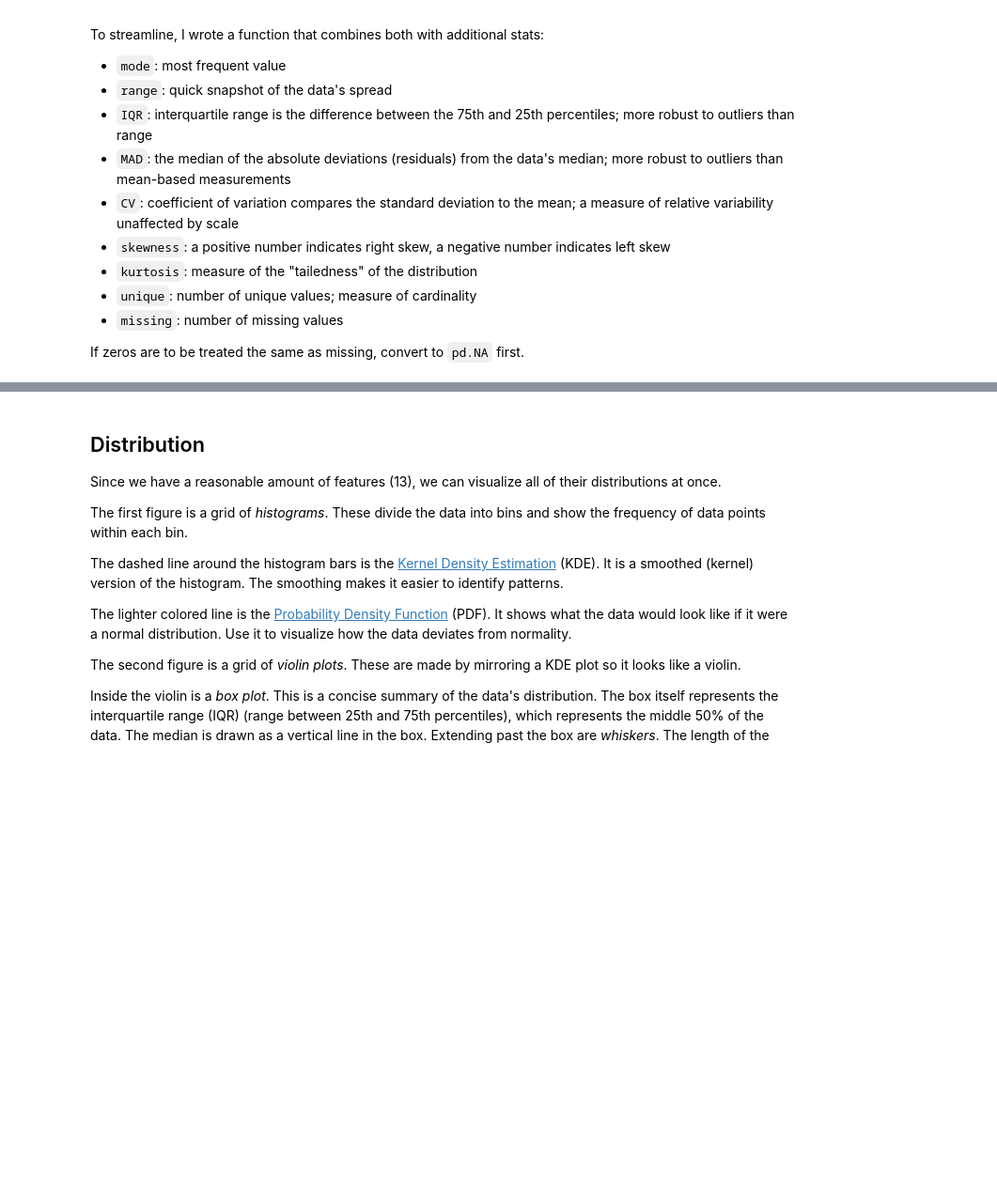
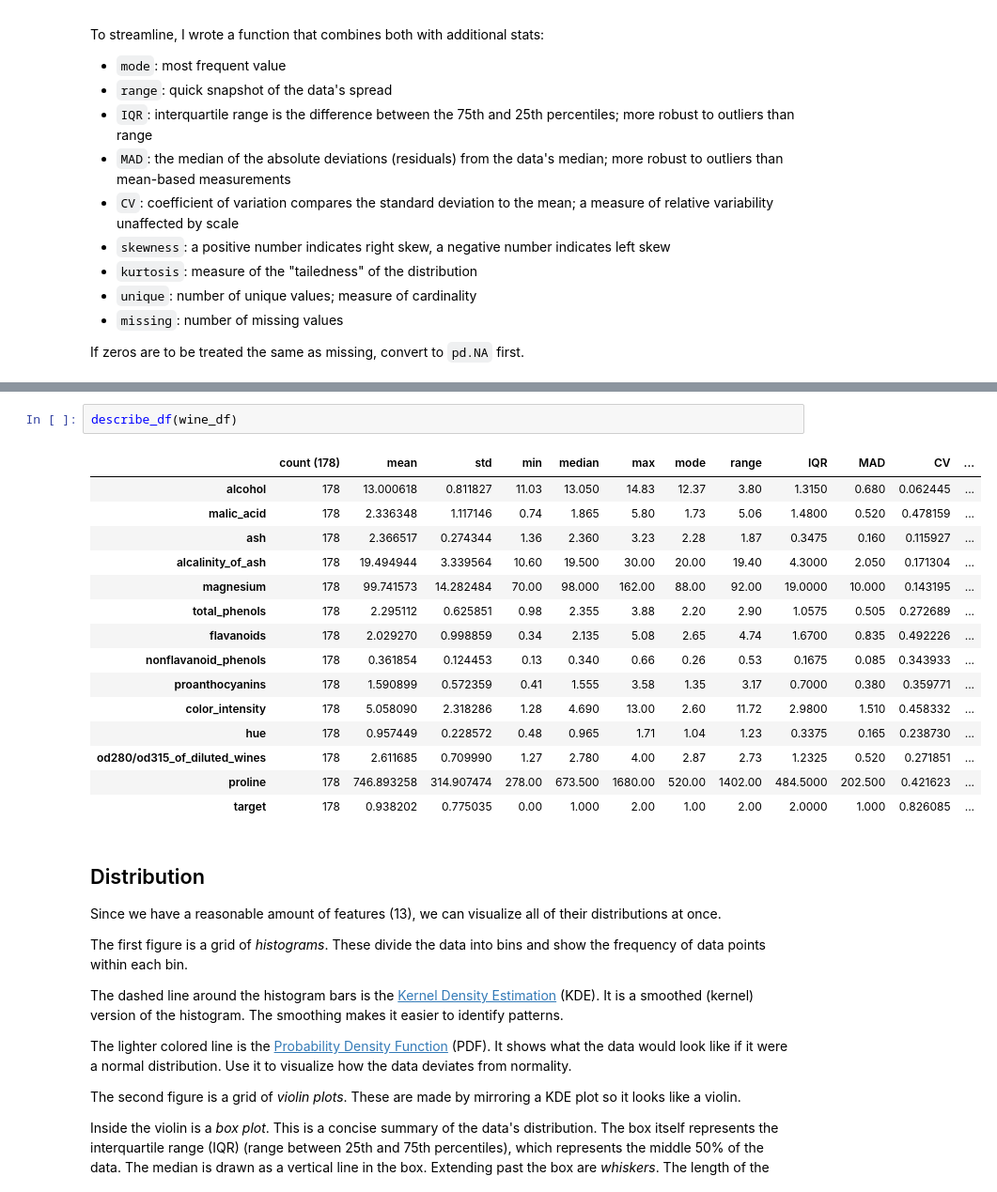
Before and after one commit to adamelliotfields/lab, a Jupyter notebook: files/eda.ipynb, the cells around one changed output, grey strips where cells are left out. Shown at 94% size. Saved outputs shown, nothing was run; the diff lists cells and outputs as text; blank space fills up the shorter version.

```diff
--- a/files/eda.ipynb
+++ b/files/eda.ipynb
@@ -123,3 +103,21 @@ Markdown(describe_df(wine_df, md=True))
+# %%
+describe_df(wine_df)
+# %% [output]
+|  | count (178) | mean | std | min | median | max | mode | range | IQR | MAD | CV | ... |
+| alcohol | 178 | 13.000618 | 0.811827 | 11.03 | 13.050 | 14.83 | 12.37 | 3.80 | 1.3150 | 0.680 | 0.062445 | ... |
+| malic_acid | 178 | 2.336348 | 1.117146 | 0.74 | 1.865 | 5.80 | 1.73 | 5.06 | 1.4800 | 0.520 | 0.478159 | ... |
+| ash | 178 | 2.366517 | 0.274344 | 1.36 | 2.360 | 3.23 | 2.28 | 1.87 | 0.3475 | 0.160 | 0.115927 | ... |
+| alcalinity_of_ash | 178 | 19.494944 | 3.339564 | 10.60 | 19.500 | 30.00 | 20.00 | 19.40 | 4.3000 | 2.050 | 0.171304 | ... |
+| magnesium | 178 | 99.741573 | 14.282484 | 70.00 | 98.000 | 162.00 | 88.00 | 92.00 | 19.0000 | 10.000 | 0.143195 | ... |
+| total_phenols | 178 | 2.295112 | 0.625851 | 0.98 | 2.355 | 3.88 | 2.20 | 2.90 | 1.0575 | 0.505 | 0.272689 | ... |
+| flavanoids | 178 | 2.029270 | 0.998859 | 0.34 | 2.135 | 5.08 | 2.65 | 4.74 | 1.6700 | 0.835 | 0.492226 | ... |
+| nonflavanoid_phenols | 178 | 0.361854 | 0.124453 | 0.13 | 0.340 | 0.66 | 0.26 | 0.53 | 0.1675 | 0.085 | 0.343933 | ... |
+| proanthocyanins | 178 | 1.590899 | 0.572359 | 0.41 | 1.555 | 3.58 | 1.35 | 3.17 | 0.7000 | 0.380 | 0.359771 | ... |
+| color_intensity | 178 | 5.058090 | 2.318286 | 1.28 | 4.690 | 13.00 | 2.60 | 11.72 | 2.9800 | 1.510 | 0.458332 | ... |
+| hue | 178 | 0.957449 | 0.228572 | 0.48 | 0.965 | 1.71 | 1.04 | 1.23 | 0.3375 | 0.165 | 0.238730 | ... |
+| od280/od315_of_diluted_wines | 178 | 2.611685 | 0.709990 | 1.27 | 2.780 | 4.00 | 2.87 | 2.73 | 1.2325 | 0.520 | 0.271851 | ... |
+| proline | 178 | 746.893258 | 314.907474 | 278.00 | 673.500 | 1680.00 | 520.00 | 1402.00 | 484.5000 | 202.500 | 0.421623 | ... |
+| target | 178 | 0.938202 | 0.775035 | 0.00 | 1.000 | 2.00 | 1.00 | 2.00 | 2.0000 | 1.000 | 0.826085 | ... |
 # %% [markdown]
 ## Distribution
 
```
Also changed, not shown: parts of 11 cells of this notebook.
